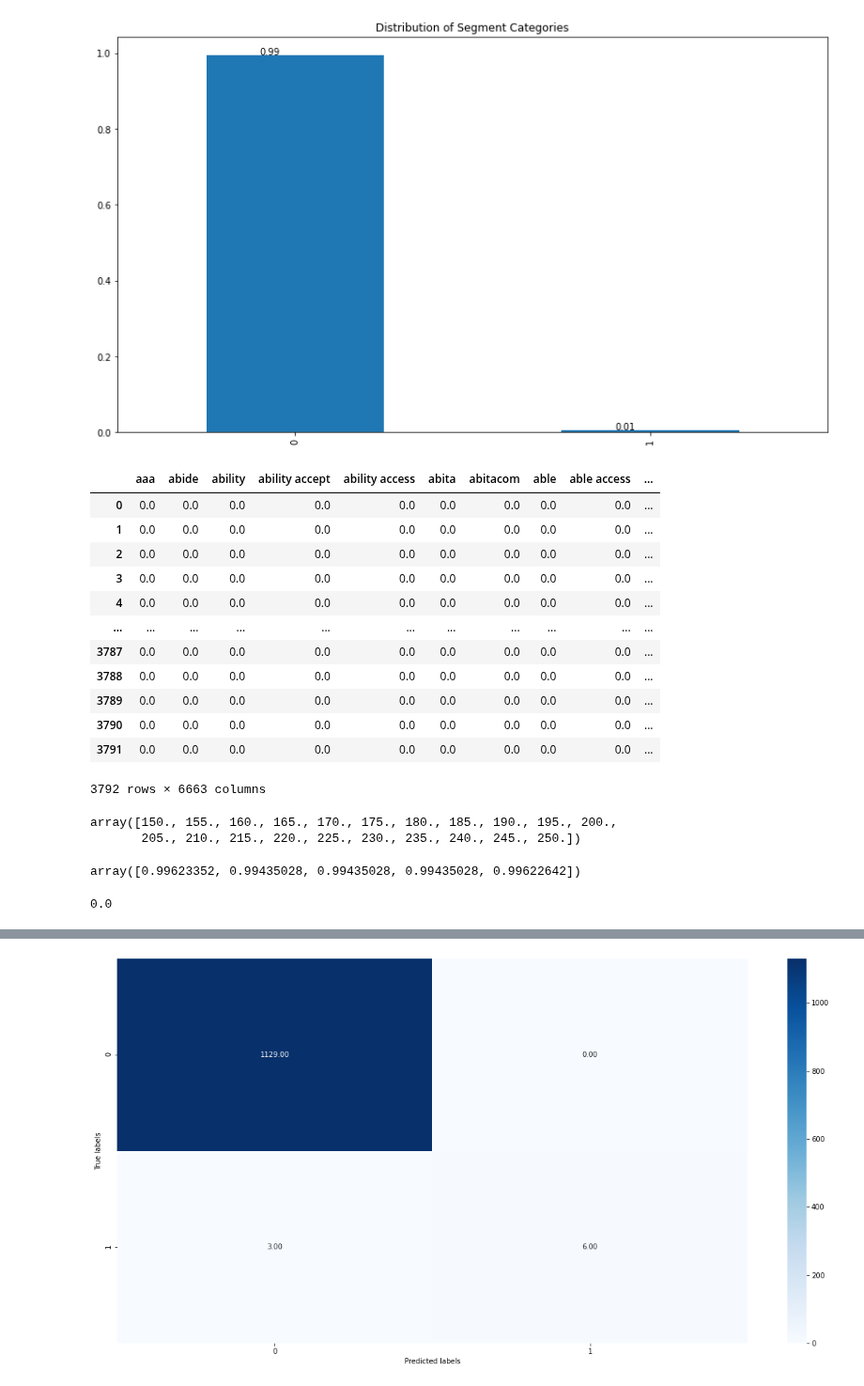
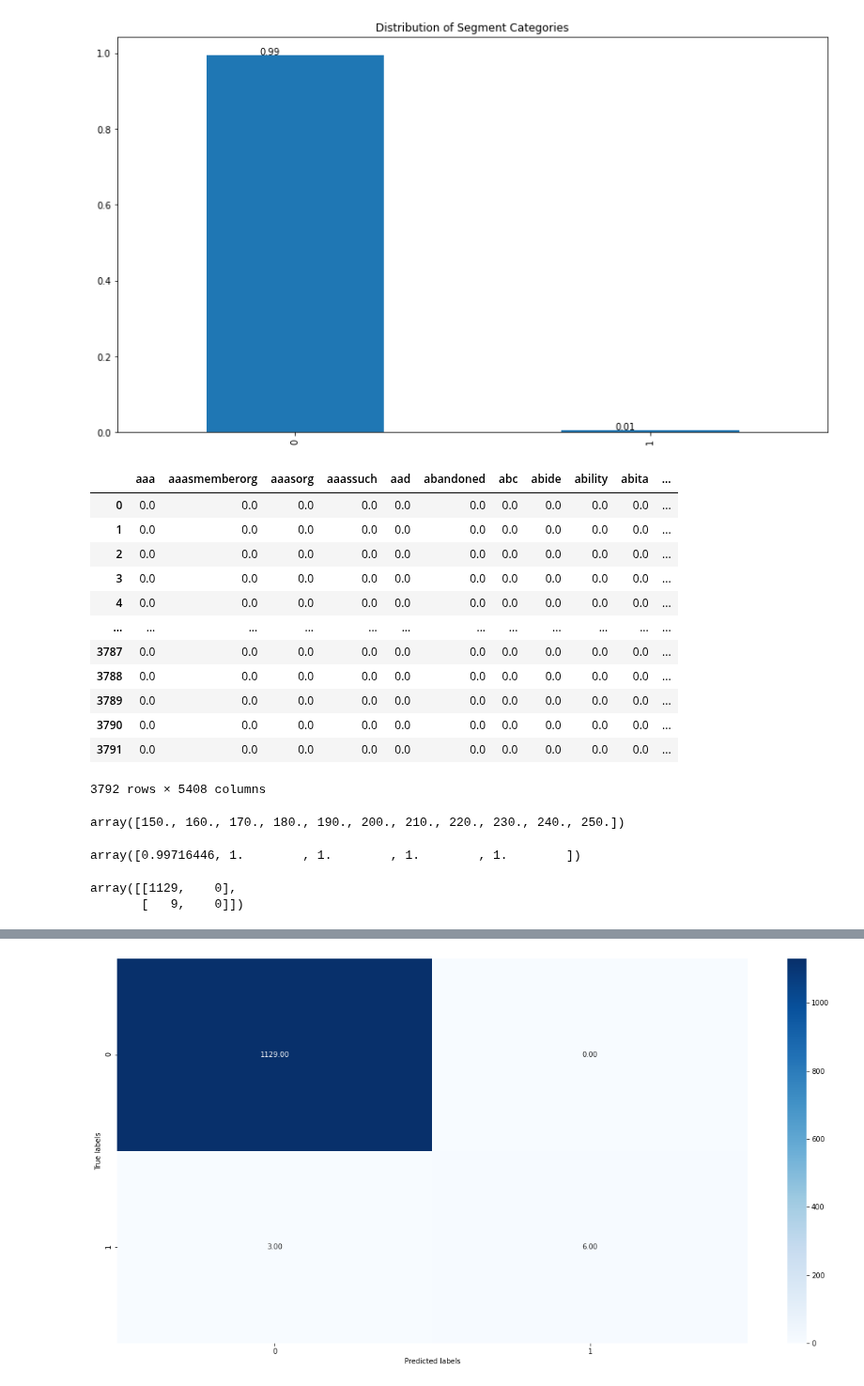
Before and after one commit to bachhvu/Policy-NLP, a Jupyter notebook: Do_Not_Track_Model_Development.ipynb, the cells around one changed output, grey strips where cells are left out. Shown at 94% size. Cells and saved outputs as stored; diff of their text form; code cells hidden in the pictures.

```diff
--- a/Do_Not_Track_Model_Development.ipynb
+++ b/Do_Not_Track_Model_Development.ipynb
@@ -69,56 +69,56 @@ for index, value in enumerate(segments['do_not_track'].value_counts(normalize=Tr
 [figure]
 # %%
 # create the object of tfid vectorizer
-tfid_vectorizer = TfidfVectorizer("english", ngram_range=(1,2), use_idf=True, max_df=0.7, min_df=5)
+tfid_vectorizer = TfidfVectorizer("english", ngram_range=(1,1), use_idf=True)
 # fit the vectorizer using the text data
 tfid = tfid_vectorizer.fit(segments['segments'])
 # collect the vocabulary items used in the vectorizer
 dictionary = tfid_vectorizer.vocabulary_.items()
 
 tfid_matrix = tfid_vectorizer.transform(segments['segments']).todense()
 feature_names = tfid_vectorizer.get_feature_names()
 
 # store the tf-idf array into pandas dataframe
 df = pd.DataFrame(tfid_matrix, columns=feature_names)
 df['output'] = segments['do_not_track']
 df
 # %% [output]
-|  | aaa | abide | ability | ability accept | ability access | abita | abitacom | able | able access | ... |
-| 0 | 0.0 | 0.0 | 0.0 | 0.0 | 0.0 | 0.0 | 0.0 | 0.0 | 0.0 | ... |
-| 1 | 0.0 | 0.0 | 0.0 | 0.0 | 0.0 | 0.0 | 0.0 | 0.0 | 0.0 | ... |
-| 2 | 0.0 | 0.0 | 0.0 | 0.0 | 0.0 | 0.0 | 0.0 | 0.0 | 0.0 | ... |
-| 3 | 0.0 | 0.0 | 0.0 | 0.0 | 0.0 | 0.0 | 0.0 | 0.0 | 0.0 | ... |
-| 4 | 0.0 | 0.0 | 0.0 | 0.0 | 0.0 | 0.0 | 0.0 | 0.0 | 0.0 | ... |
-| ... | ... | ... | ... | ... | ... | ... | ... | ... | ... | ... |
-| 3787 | 0.0 | 0.0 | 0.0 | 0.0 | 0.0 | 0.0 | 0.0 | 0.0 | 0.0 | ... |
-| 3788 | 0.0 | 0.0 | 0.0 | 0.0 | 0.0 | 0.0 | 0.0 | 0.0 | 0.0 | ... |
-| 3789 | 0.0 | 0.0 | 0.0 | 0.0 | 0.0 | 0.0 | 0.0 | 0.0 | 0.0 | ... |
-| 3790 | 0.0 | 0.0 | 0.0 | 0.0 | 0.0 | 0.0 | 0.0 | 0.0 | 0.0 | ... |
-| 3791 | 0.0 | 0.0 | 0.0 | 0.0 | 0.0 | 0.0 | 0.0 | 0.0 | 0.0 | ... |
+|  | aaa | aaasmemberorg | aaasorg | aaassuch | aad | abandoned | abc | abide | ability | abita | ... |
+| 0 | 0.0 | 0.0 | 0.0 | 0.0 | 0.0 | 0.0 | 0.0 | 0.0 | 0.0 | 0.0 | ... |
+| 1 | 0.0 | 0.0 | 0.0 | 0.0 | 0.0 | 0.0 | 0.0 | 0.0 | 0.0 | 0.0 | ... |
+| 2 | 0.0 | 0.0 | 0.0 | 0.0 | 0.0 | 0.0 | 0.0 | 0.0 | 0.0 | 0.0 | ... |
+| 3 | 0.0 | 0.0 | 0.0 | 0.0 | 0.0 | 0.0 | 0.0 | 0.0 | 0.0 | 0.0 | ... |
+| 4 | 0.0 | 0.0 | 0.0 | 0.0 | 0.0 | 0.0 | 0.0 | 0.0 | 0.0 | 0.0 | ... |
+| ... | ... | ... | ... | ... | ... | ... | ... | ... | ... | ... | ... |
+| 3787 | 0.0 | 0.0 | 0.0 | 0.0 | 0.0 | 0.0 | 0.0 | 0.0 | 0.0 | 0.0 | ... |
+| 3788 | 0.0 | 0.0 | 0.0 | 0.0 | 0.0 | 0.0 | 0.0 | 0.0 | 0.0 | 0.0 | ... |
+| 3789 | 0.0 | 0.0 | 0.0 | 0.0 | 0.0 | 0.0 | 0.0 | 0.0 | 0.0 | 0.0 | ... |
+| 3790 | 0.0 | 0.0 | 0.0 | 0.0 | 0.0 | 0.0 | 0.0 | 0.0 | 0.0 | 0.0 | ... |
+| 3791 | 0.0 | 0.0 | 0.0 | 0.0 | 0.0 | 0.0 | 0.0 | 0.0 | 0.0 | 0.0 | ... |
-3792 rows × 6663 columns
+3792 rows × 5408 columns
 # %%
 #Split data using 30%/70% split
 segments_train, segments_test, targets_train, targets_test = train_test_split(df[feature_names], df['output'], test_size=0.3, random_state=0)
 # %%
-alpha_list = np.linspace(150,250,21)
+alpha_list = np.linspace(150,250,11)
 alpha_list = np.around(alpha_list, decimals=4)
 alpha_list
 # %% [output]
-array([150., 155., 160., 165., 170., 175., 180., 185., 190., 195., 200.,
-       205., 210., 215., 220., 225., 230., 235., 240., 245., 250.])
+array([150., 160., 170., 180., 190., 200., 210., 220., 230., 240., 250.])
 # %%
 kf = StratifiedKFold(n_splits=5, random_state=0, shuffle=False)
 params = {'C': alpha_list,
           'random_state': [0]}
 # %%
 classifier = LogisticRegression(random_state=0)
-cross_val_score(classifier, segments_train, targets_train, cv=kf)
+cross_val_score(classifier, segments_train, targets_train, cv=kf, scoring='roc_auc')
 # %% [output]
-array([0.99623352, 0.99435028, 0.99435028, 0.99435028, 0.99622642])
+array([0.99716446, 1.        , 1.        , 1.        , 1.        ])
 # %%
 classifier.fit(segments_train, targets_train)
 base_preds = classifier.predict(segments_test)
-recall_score(targets_test, base_preds)
+confusion_matrix(targets_test.astype(str), base_preds.astype(str))
 # %% [output]
-0.0
+array([[1129,    0],
+       [   9,    0]])
 # %%
```
Also changed, not shown: parts of 9 cells of this notebook.
